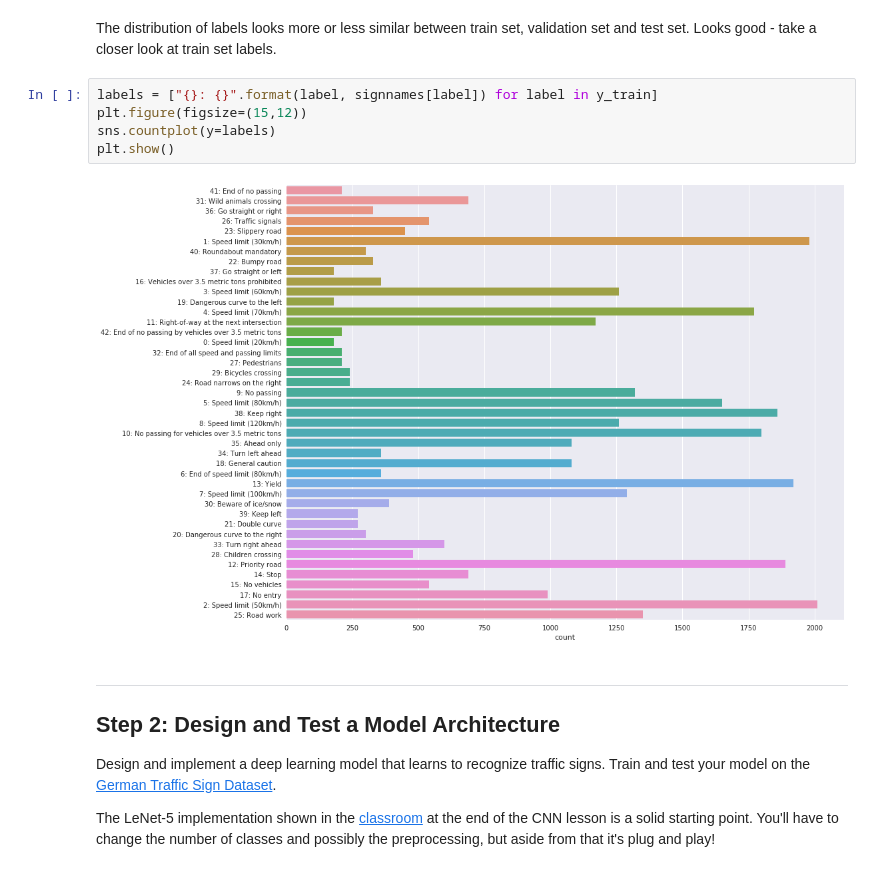
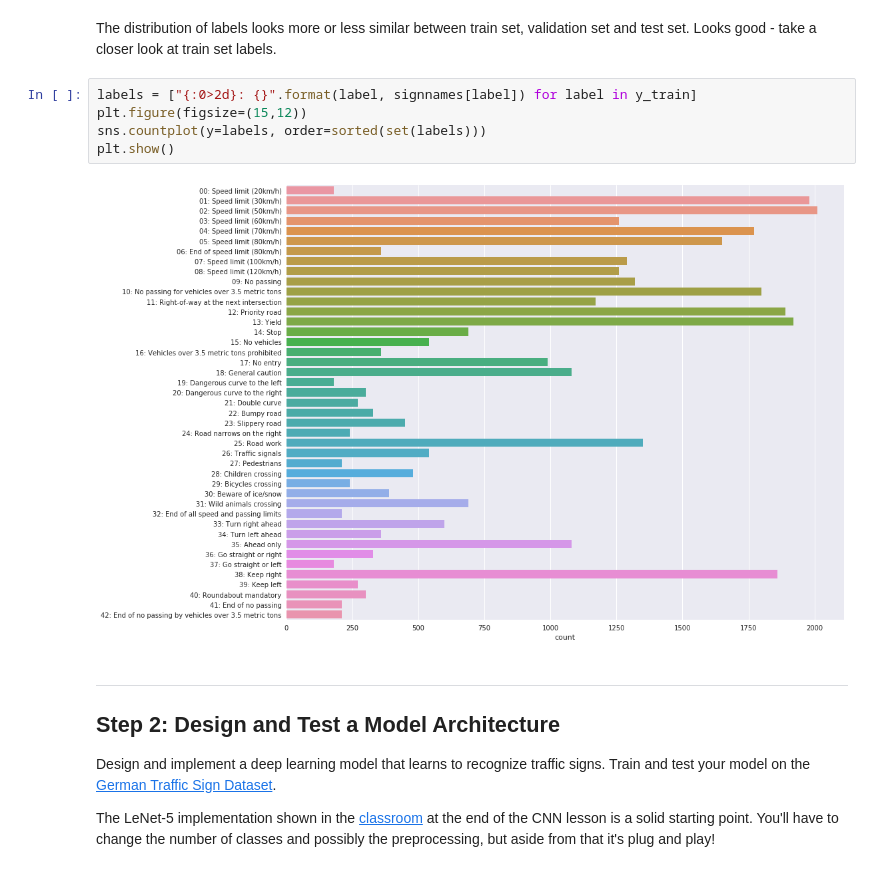
Before and after one commit to yuki678/CarND-Traffic-Sign-Classifier-Project, a Jupyter notebook: Traffic_Sign_Classifier.ipynb, the cells around one changed output. Cells and saved outputs as stored; diff of their text form.

```diff
--- a/Traffic_Sign_Classifier.ipynb
+++ b/Traffic_Sign_Classifier.ipynb
@@ -206,12 +226,12 @@ plt.show()
 # %% [markdown]
 The distribution of labels looks more or less similar between train set, validation set and test set. Looks good - take a closer look at train set labels.
 # %%
-labels = ["{}: {}".format(label, signnames[label]) for label in y_train]
+labels = ["{:0>2d}: {}".format(label, signnames[label]) for label in y_train]
 plt.figure(figsize=(15,12))
-sns.countplot(y=labels)
+sns.countplot(y=labels, order=sorted(set(labels)))
 plt.show()
 # %% [output]
-[figure, old version]
+[figure, new version]
 # %% [markdown]
 ----
 
```
Also changed, not shown: parts of 20 cells of this notebook, 12 other files.
